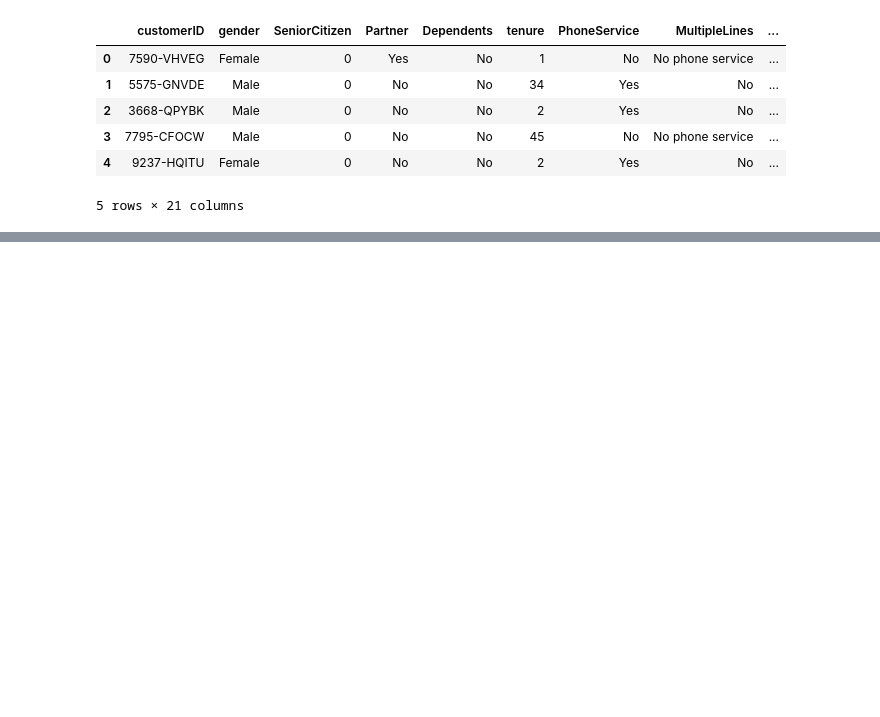
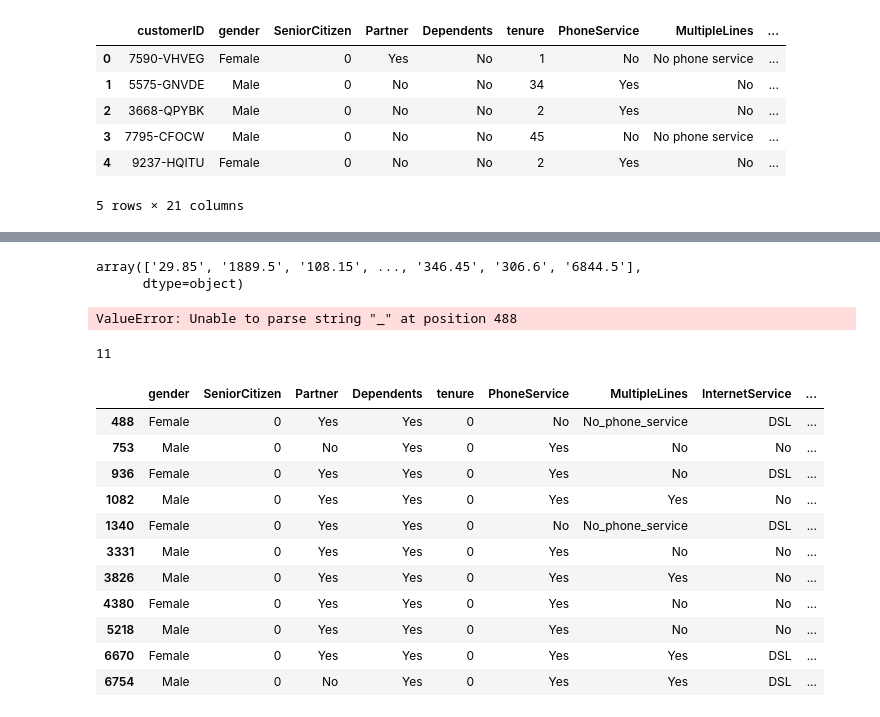
Before and after one commit to h-holm/xgboost, a Jupyter notebook: xgboost.ipynb, the cells around one changed output, grey strips where cells are left out. Drawn from its saved outputs; the diff is of its cells as text; code cells hidden in the pictures; blank space fills up the shorter version.

Commit message:
Identify missing data

```diff
--- a/xgboost.ipynb
+++ b/xgboost.ipynb
@@ -22,13 +46,3 @@ df.head()
 # %%
-# df.info()
-# df['gender'].unique()
-# df['SeniorCitizen'].unique()
-# df['Partner'].unique()
-# df['Dependents'].unique()
-# df['PhoneService'].unique()
-# df['MultipleLines'].unique()
-# df['InternetService'].unique()
-df['OnlineSecurity'].unique()
-# df['DeviceProtection'].unique()
-
-# df.drop('customerID', axis=1, inplace=True) # axis=0 for rows, axis=1 for columns
+# Drop customerID, since it is not related to customer churn.
+df.drop(['customerID', ], axis=1, inplace=True) # axis=0 for rows, axis=1 for columns
@@ -36,0 +58,4 @@ array(['No', 'Yes', 'No internet service'], dtype=object)
+# %%
+# Remove white space in columns for later plotting of tree.
+df.replace(' ', '_', regex=True, inplace=True)
+df.head()
@@ -36,0 +119,31 @@ array(['No', 'Yes', 'No internet service'], dtype=object)
+# %%
+# Seems like TotalCharges might suffer from missing data points.
+df['TotalCharges'].unique()
+# %% [output]
+array(['29.85', '1889.5', '108.15', ..., '346.45', '306.6', '6844.5'],
+      dtype=object)
+# %%
+# The following raises a ValueError:
+df['TotalCharges'] = pd.to_numeric(df['TotalCharges'])
+# %% [output]
+ValueError: Unable to parse string "_" at position 488
+# %%
+# From the above error, we saw that some rows in the TotalCharges column were '_' as opposed to a numeric value.
+len(df.loc[df['TotalCharges'] == '_'])
+# %% [output]
+11
+# %%
+df.loc[df['TotalCharges'] == '_']
+# %% [output]
+|  | gender | SeniorCitizen | Partner | Dependents | tenure | PhoneService | MultipleLines | InternetService | ... |
+| 488 | Female | 0 | Yes | Yes | 0 | No | No_phone_service | DSL | ... |
+| 753 | Male | 0 | No | Yes | 0 | Yes | No | No | ... |
+| 936 | Female | 0 | Yes | Yes | 0 | Yes | No | DSL | ... |
+| 1082 | Male | 0 | Yes | Yes | 0 | Yes | Yes | No | ... |
+| 1340 | Female | 0 | Yes | Yes | 0 | No | No_phone_service | DSL | ... |
+| 3331 | Male | 0 | Yes | Yes | 0 | Yes | No | No | ... |
+| 3826 | Male | 0 | Yes | Yes | 0 | Yes | Yes | No | ... |
+| 4380 | Female | 0 | Yes | Yes | 0 | Yes | No | No | ... |
+| 5218 | Male | 0 | Yes | Yes | 0 | Yes | No | No | ... |
+| 6670 | Female | 0 | Yes | Yes | 0 | Yes | Yes | DSL | ... |
+| 6754 | Male | 0 | No | Yes | 0 | Yes | Yes | DSL | ... |
```
Also changed, not shown: parts of 9 cells of this notebook.
